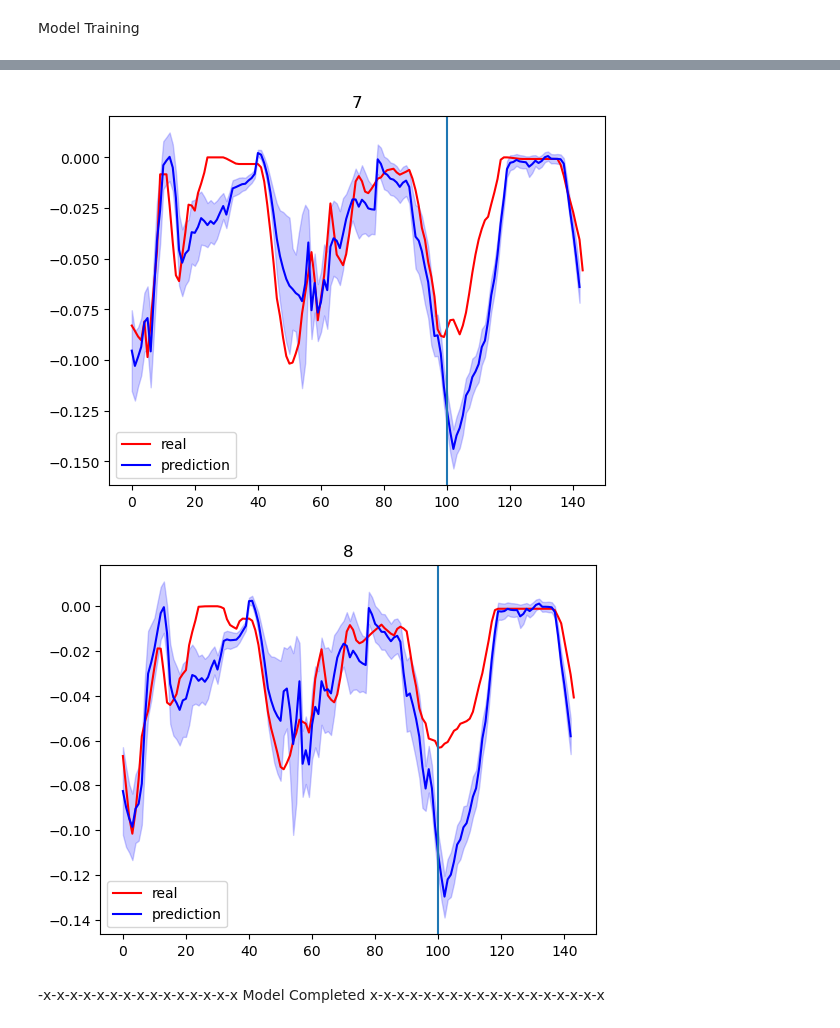
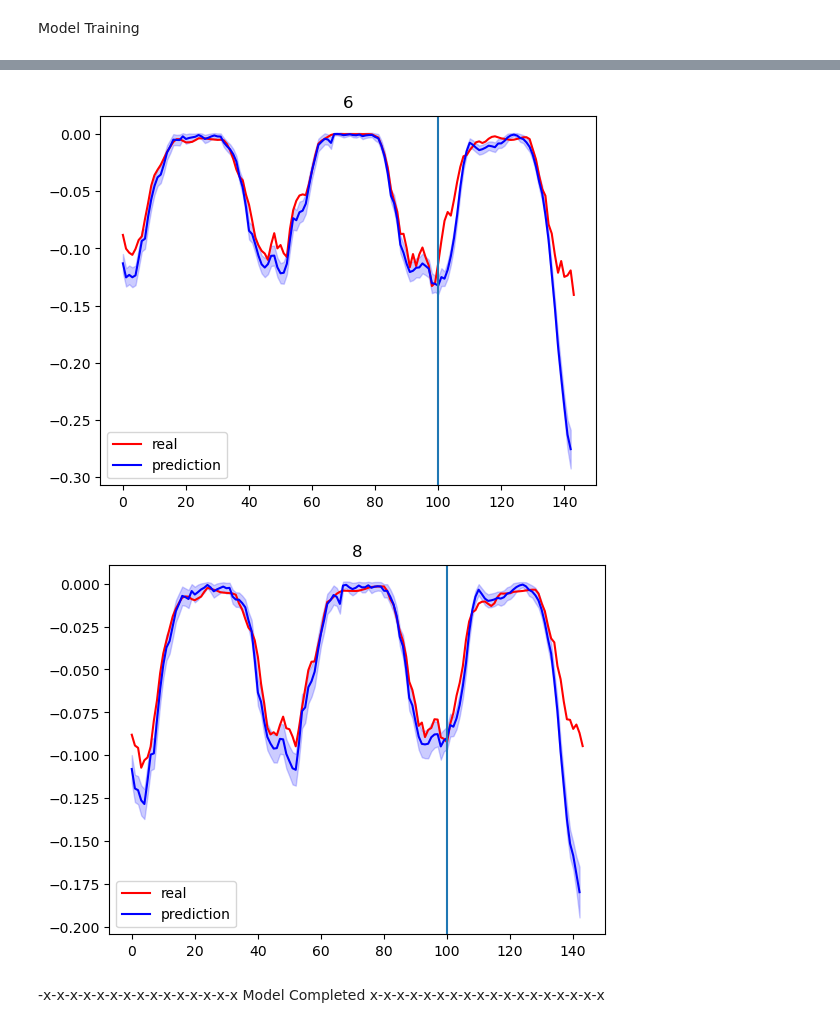
Before and after one commit to Roastedalmonds/sequence-modelling, a Jupyter notebook: Forecasting Crop Evapotranspiration/ForecastingET.ipynb, the cells around one changed output, grey strips where cells are left out. Drawn from its saved outputs; the diff is of its cells as text; code cells hidden in the pictures.

```diff
--- a/Forecasting Crop Evapotranspiration/ForecastingET.ipynb
+++ b/Forecasting Crop Evapotranspiration/ForecastingET.ipynb
@@ -1600,9 +1601,9 @@ def main_pred(data_path, df_covar ,data_covariates_path, date_column, save_path,
 		plt.savefig(pt+'/'+str(m)+'.png')
 
 steps = 47
-test_start_idx = 1550 # feed in any series of data
-test_end_idx = 1650 # Any interval greater than window size
-train_end_idx = 1650
+test_start_idx = 550 # feed in any series of data
+test_end_idx = 650 # Any interval greater than window size
+train_end_idx = 650
 all_vals_idx = train_end_idx + steps
 date_column = 'timestamp'
 cast_float16 = False
@@ -1637,6 +1638,6 @@ models//ET_prep/ConvTransformer_ET_prep2024-04-19_13_57_10.883719.pth
 # Device : cuda
-[figure, old version]
+[figure, new version]
-[figure, old version]
+[figure, new version]
 # %% [markdown]
 -x-x-x-x-x-x-x-x-x-x-x-x-x-x-x Model Completed x-x-x-x-x-x-x-x-x-x-x-x-x-x-x-x-x-x
 # %% [markdown]
```
Also changed, not shown: parts of 29 cells of this notebook, 1 other file.
